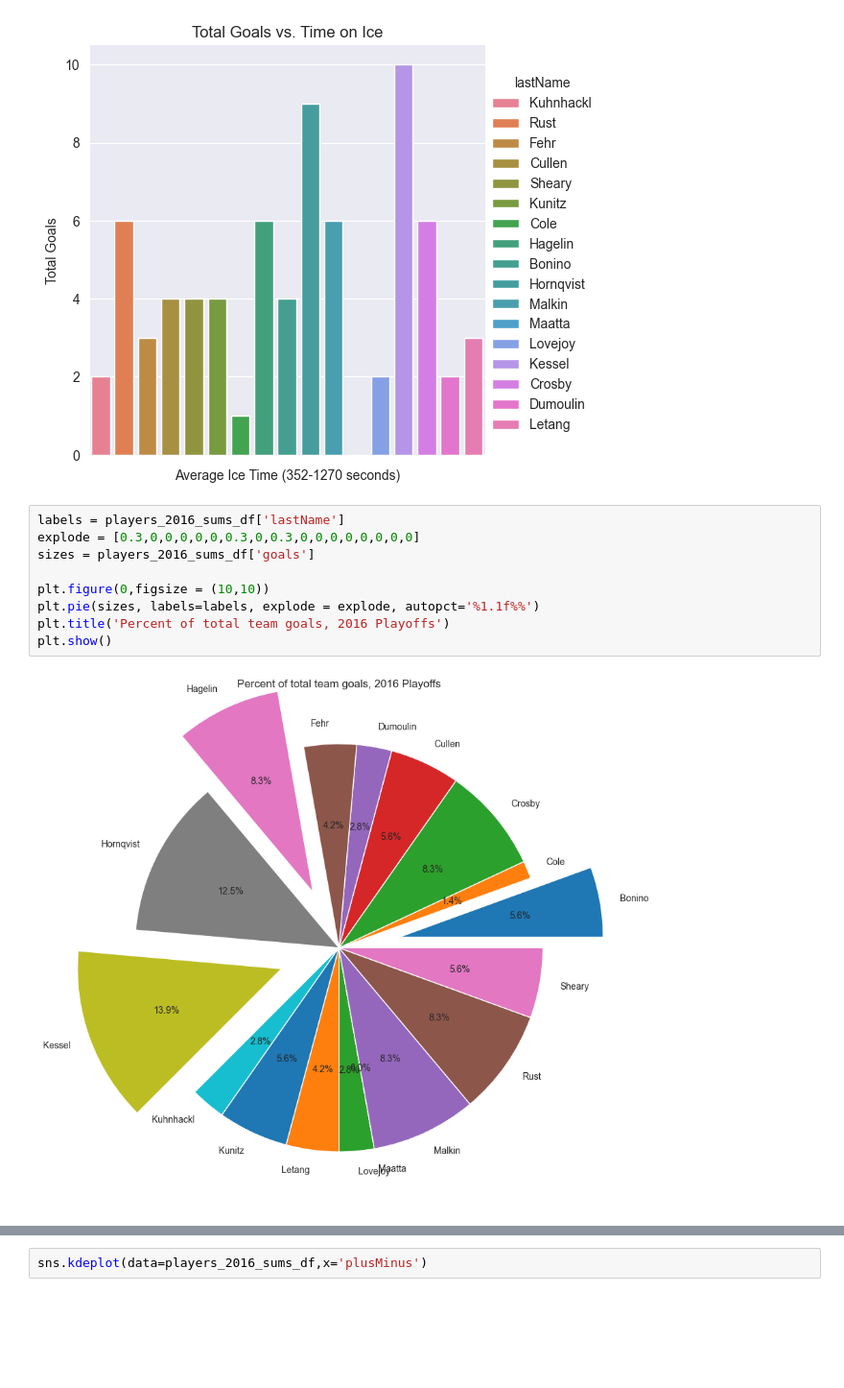
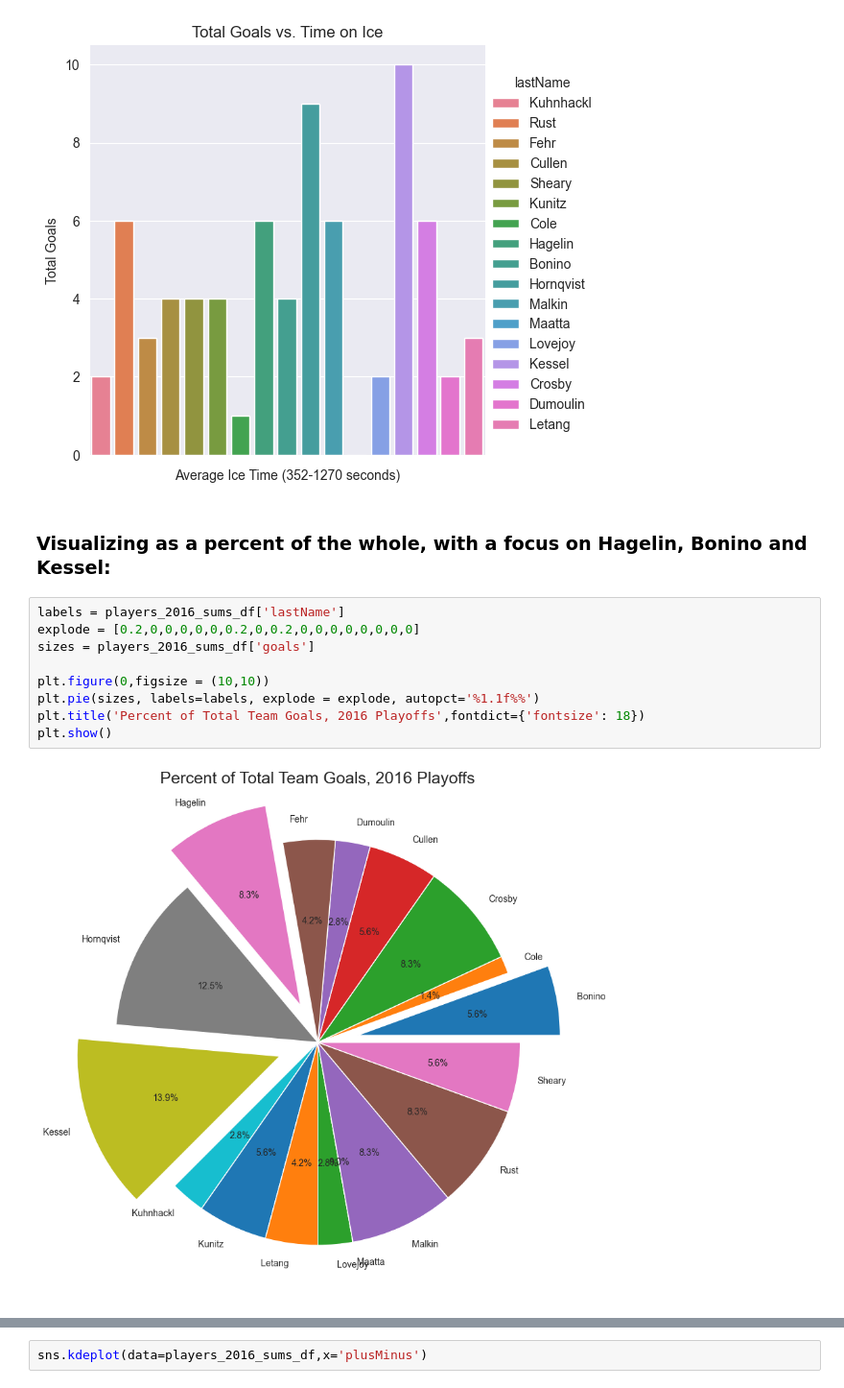
Before and after one commit to boncz/PenguinsHockeyAnalysis, a Jupyter notebook: PensPlayoffAnalysis.ipynb, the cells around one changed output, grey strips where cells are left out. Shown at 96% size. Saved outputs shown, nothing was run; the diff lists cells and outputs as text; blank space fills up the shorter version.

Commit message:
cleaning up, fixing graphs

```diff
--- a/PensPlayoffAnalysis.ipynb
+++ b/PensPlayoffAnalysis.ipynb
@@ -955,16 +937,18 @@ plt.title('Total Goals vs. Time on Ice')
 # %% [output]
 Text(0.5, 1.0, 'Total Goals vs. Time on Ice')
 [figure]
+# %% [markdown]
+### Visualizing as a percent of the whole, with a focus on Hagelin, Bonino and Kessel:
 # %%
 labels = players_2016_sums_df['lastName']
-explode = [0.3,0,0,0,0,0,0.3,0,0.3,0,0,0,0,0,0,0,0]
+explode = [0.2,0,0,0,0,0,0.2,0,0.2,0,0,0,0,0,0,0,0]
 sizes = players_2016_sums_df['goals']
 
 plt.figure(0,figsize = (10,10))
 plt.pie(sizes, labels=labels, explode = explode, autopct='%1.1f%%')
-plt.title('Percent of total team goals, 2016 Playoffs')
+plt.title('Percent of Total Team Goals, 2016 Playoffs',fontdict={'fontsize': 18})
 plt.show()
 # %% [output]
-[figure, old version]
+[figure, new version]
 # %%
 ax = sns.displot(data=players_2016_sums_df, y='plusMinus',x='goals', hue='lastName')
```
Also changed, not shown: parts of 19 cells of this notebook.
